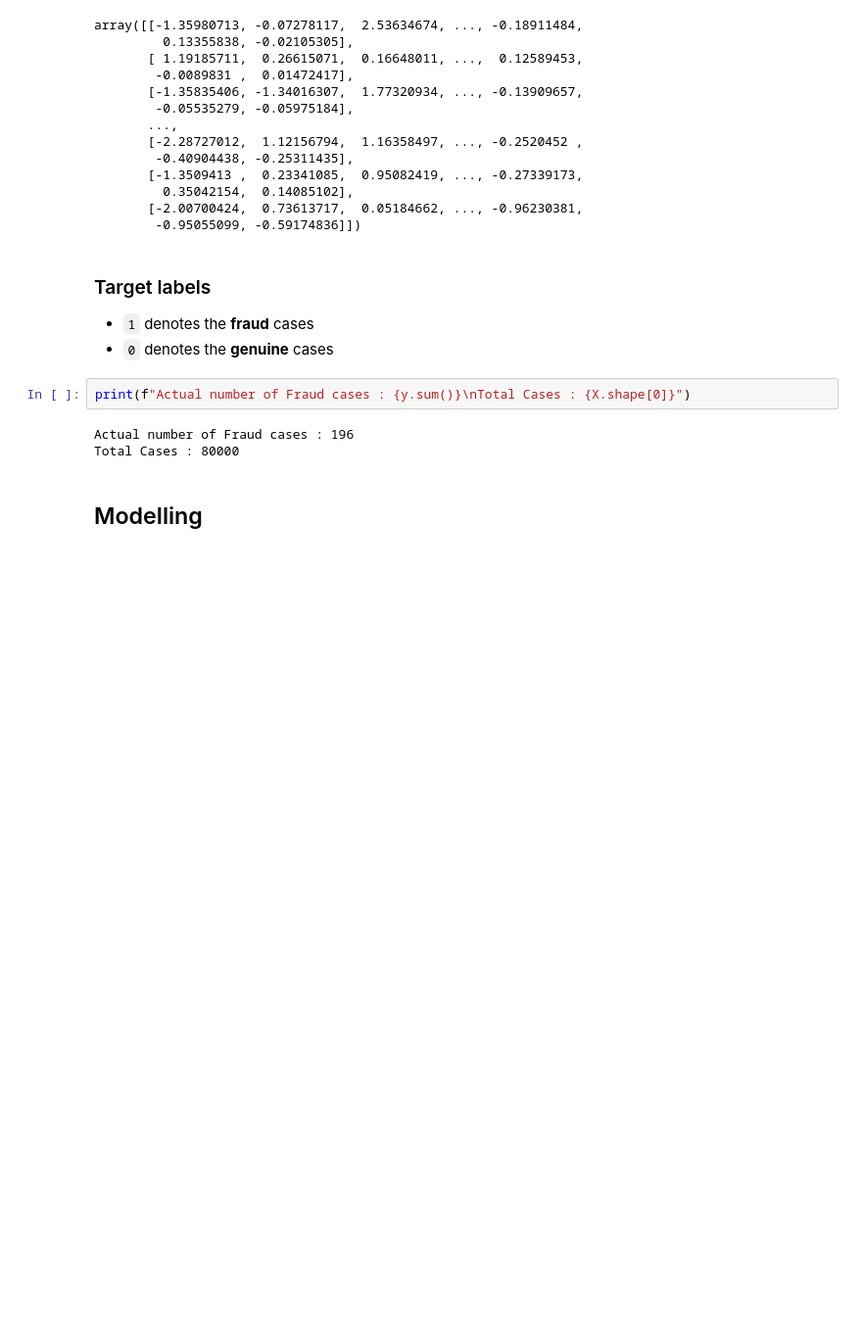
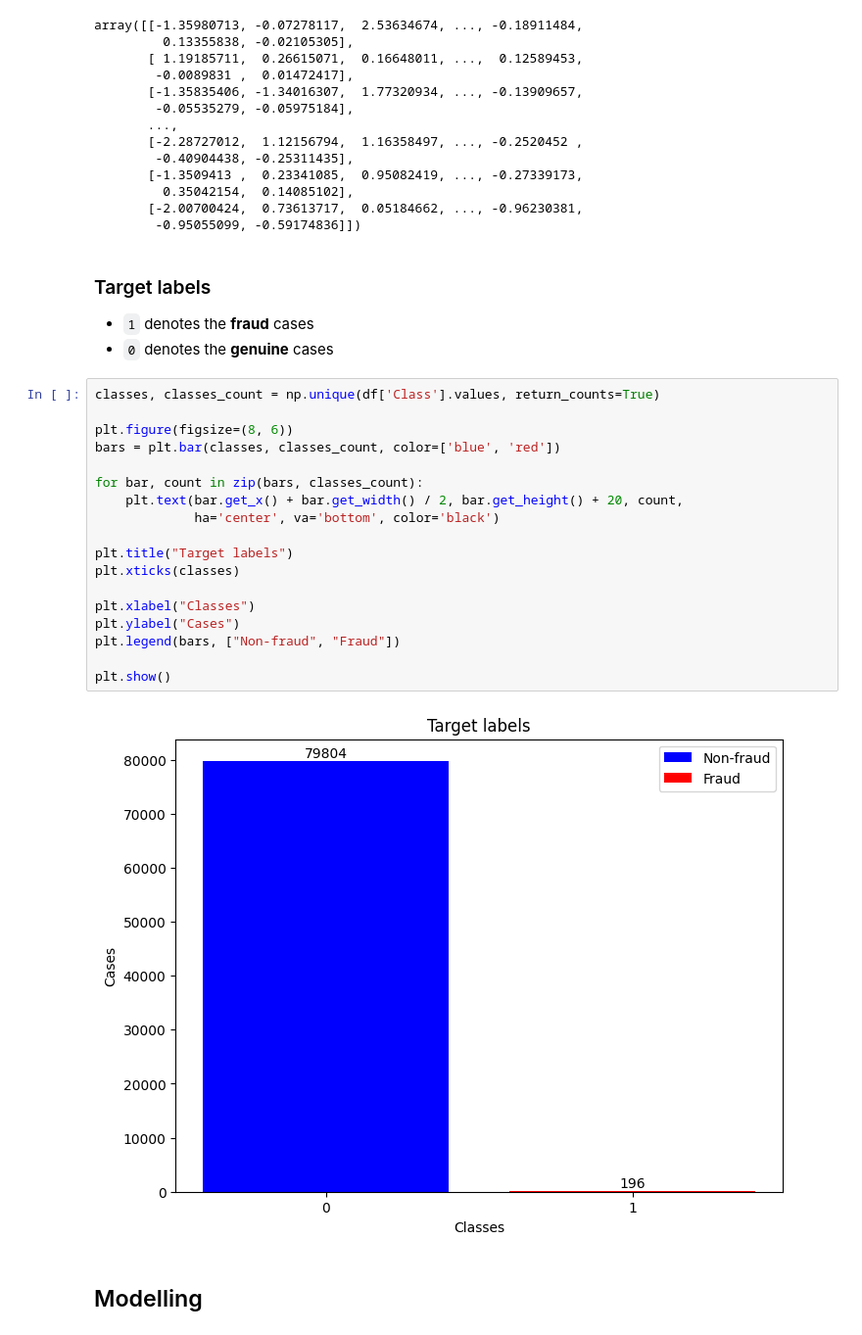
Before and after one commit to nirmit27/ds-and-ml, a Jupyter notebook: Models/credit-card-fraud-detection.ipynb, the cells around one changed output. Shown at 98% size. Drawn from its saved outputs; the diff is of its cells as text; blank space fills up the shorter version.

Commit message:
Kaggle Notebook | Credit Card Fraud Detection | Version 8

```diff
--- a/Models/credit-card-fraud-detection.ipynb
+++ b/Models/credit-card-fraud-detection.ipynb
@@ -63,11 +65,26 @@ array([[-1.35980713, -0.07278117,  2.53634674, ..., -0.18911484,
 ### Target labels
 - `1` denotes the **fraud** cases
 - `0` denotes the **genuine** cases
-# %%
-print(f"Actual number of Fraud cases : {y.sum()}\nTotal Cases : {X.shape[0]}")
-# %% [output]
-Actual number of Fraud cases : 196
-Total Cases : 80000
+# %%
+classes, classes_count = np.unique(df['Class'].values, return_counts=True)
+
+plt.figure(figsize=(8, 6))
+bars = plt.bar(classes, classes_count, color=['blue', 'red'])
+
+for bar, count in zip(bars, classes_count):
+    plt.text(bar.get_x() + bar.get_width() / 2, bar.get_height() + 20, count,
+             ha='center', va='bottom', color='black')
+
+plt.title("Target labels")
+plt.xticks(classes)
+
+plt.xlabel("Classes")
+plt.ylabel("Cases")
+plt.legend(bars, ["Non-fraud", "Fraud"])
+
+plt.show()
+# %% [output]
+[figure, added]
 # %% [markdown]
 ## Modelling
 # %% [markdown]
```
Also changed, not shown: parts of 18 cells of this notebook.
